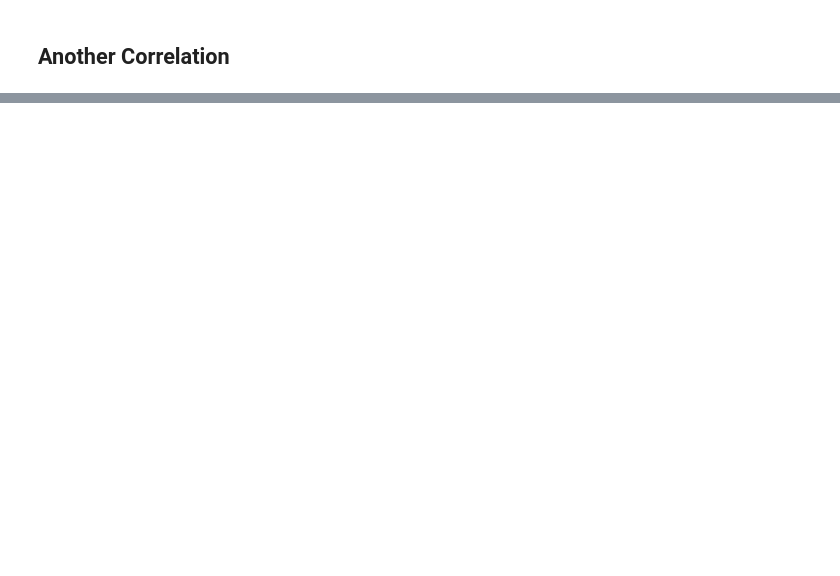
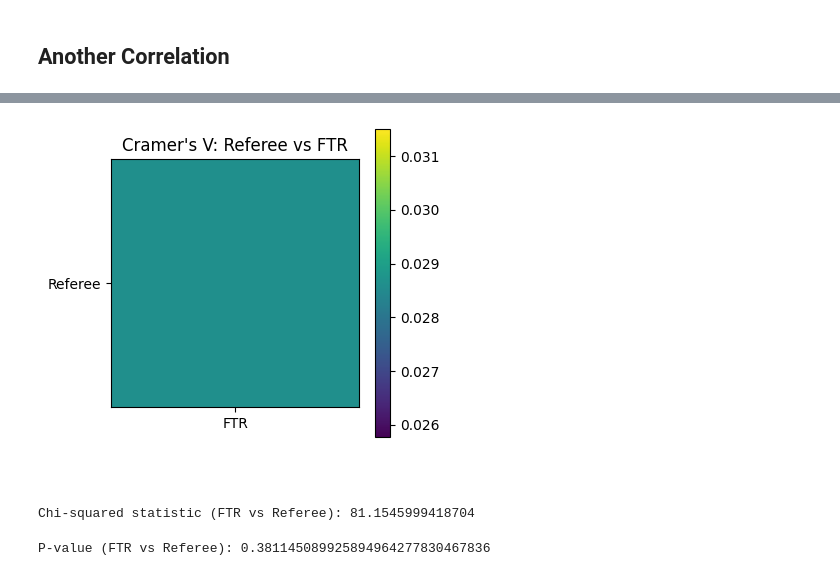
Before and after one commit to venti-sei/Bet26, a Jupyter notebook: bet.ipynb, the cells around one changed output, grey strips where cells are left out. Saved outputs shown, nothing was run; the diff lists cells and outputs as text; code cells hidden in the pictures; blank space fills up the shorter version.

```diff
--- a/bet.ipynb
+++ b/bet.ipynb
@@ -532,0 +577,41 @@ plt.show()
+# %%
+import pandas as pd
+import numpy as np
+import matplotlib.pyplot as plt
+from scipy.stats import chi2_contingency
+
+# ---- Cramer's V function ----
+def cramers_v(x, y):
+    confusion_matrix = pd.crosstab(x, y)
+    chi2, _, _, _ = chi2_contingency(confusion_matrix)
+    n = confusion_matrix.sum().sum()
+    phi2 = chi2 / n
+    r, k = confusion_matrix.shape
+
+    # Bias correction
+    phi2corr = max(0, phi2 - ((k - 1)*(r - 1)) / (n - 1))
+    rcorr = r - ((r - 1)**2) / (n - 1)
+    kcorr = k - ((k - 1)**2) / (n - 1)
+
+    return np.sqrt(phi2corr / min((kcorr - 1), (rcorr - 1)))
+
+
+# ---- Compute Cramer's V between the two categorical features ----
+cv = cramers_v(filtered_df["Referee"], filtered_df["FTR"])
+
+# ---- Create a 1×1 heatmap ----
+heatmap_matrix = np.array([[cv]])
+
+plt.figure(figsize=(4, 4))
+plt.imshow(heatmap_matrix)
+plt.colorbar()
+plt.title("Cramer's V: Referee vs FTR")
+
+plt.xticks([0], ["FTR"])
+plt.yticks([0], ["Referee"])
+
+plt.show()
+# %% [output]
+[figure, added]
+# %% [markdown]
+##
@@ -532,0 +622,8 @@ plt.show()
+# %%
+print(f"Chi-squared statistic (FTR vs Referee): {chi2_therapy}")
+# %% [output]
+Chi-squared statistic (FTR vs Referee): 81.1545999418704
+# %%
+print(f"P-value (FTR vs Referee): {p_therapy:.30f}")
+# %% [output]
+P-value (FTR vs Referee): 0.381145089925894964277830467836
```
Also changed, not shown: parts of 22 cells of this notebook.
